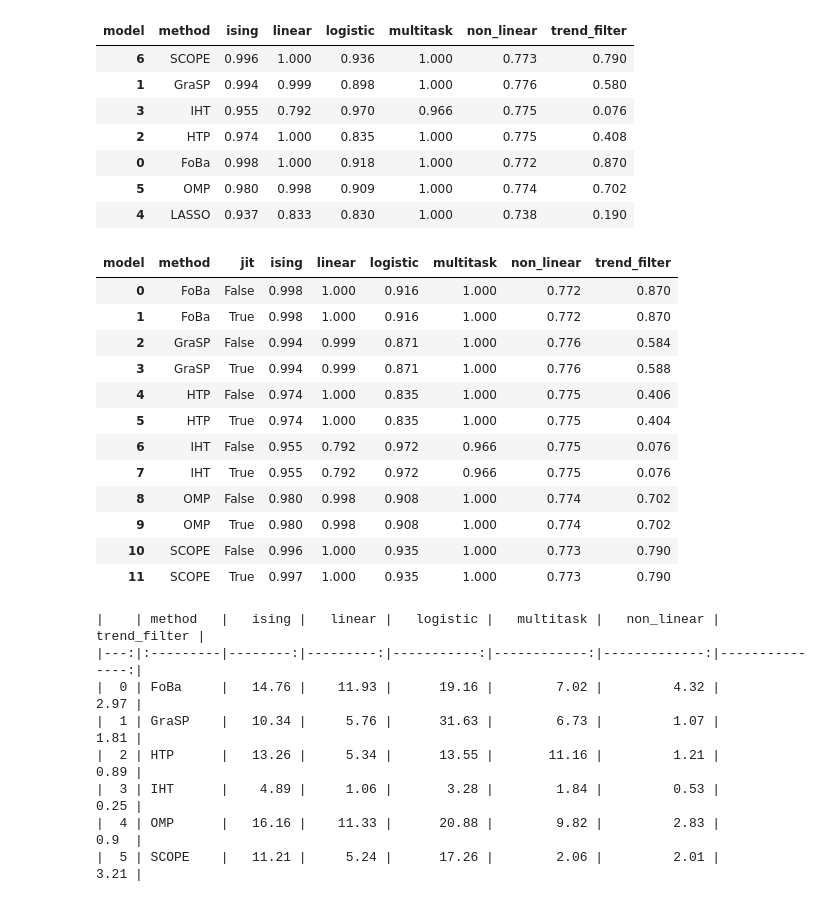
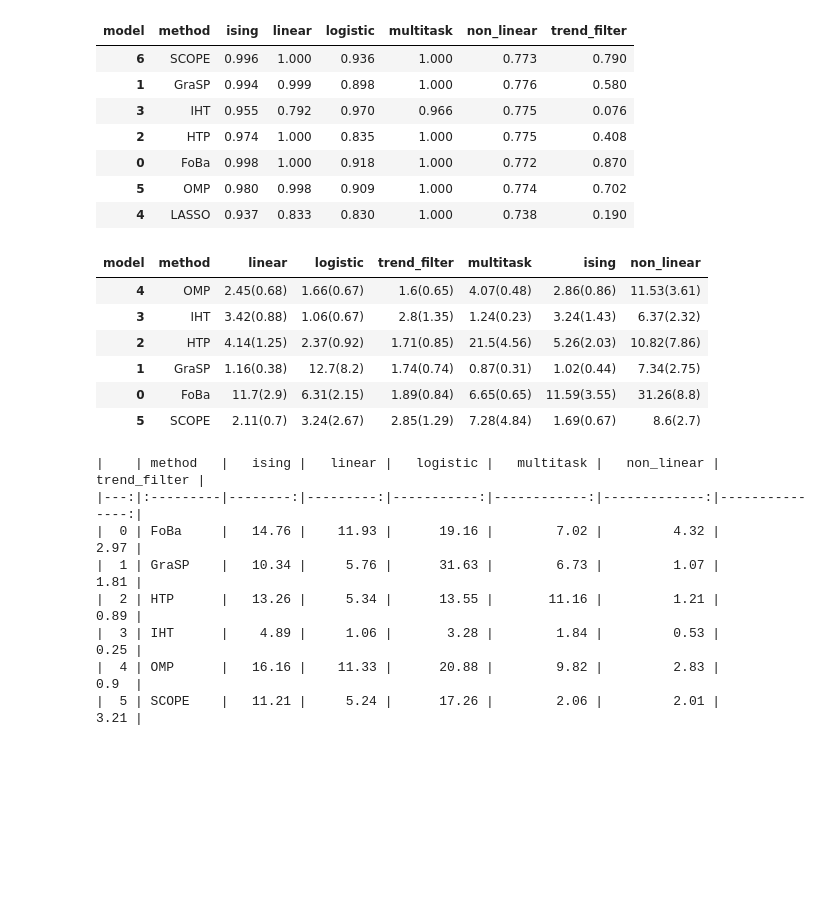
Before and after one commit to bbayukari/splicing-universal-experiment, a Jupyter notebook: skscope_result_new/plot.ipynb, the cells around one changed output. Cells and saved outputs as stored; diff of their text form; code cells hidden in the pictures; blank space fills up the shorter version.

```diff
--- a/skscope_result_new/plot.ipynb
+++ b/skscope_result_new/plot.ipynb
@@ -56,23 +56,19 @@ df.groupby(['method', 'model'])['accuracy'].mean().round(3).unstack().reset_inde
 | 0 | FoBa | 0.998 | 1.000 | 0.918 | 1.000 | 0.772 | 0.870 |
 | 5 | OMP | 0.980 | 0.998 | 0.909 | 1.000 | 0.774 | 0.702 |
 | 4 | LASSO | 0.937 | 0.833 | 0.830 | 1.000 | 0.738 | 0.190 |
-# %%
-df = pd.read_csv("skscope_experiment_jit.csv")
-df.groupby(['method', 'jit', 'model'])['accuracy'].mean().round(3).unstack().reset_index()
-# %% [output]
-| model | method | jit | ising | linear | logistic | multitask | non_linear | trend_filter |
-| 0 | FoBa | False | 0.998 | 1.000 | 0.916 | 1.000 | 0.772 | 0.870 |
-| 1 | FoBa | True | 0.998 | 1.000 | 0.916 | 1.000 | 0.772 | 0.870 |
-| 2 | GraSP | False | 0.994 | 0.999 | 0.871 | 1.000 | 0.776 | 0.584 |
-| 3 | GraSP | True | 0.994 | 0.999 | 0.871 | 1.000 | 0.776 | 0.588 |
-| 4 | HTP | False | 0.974 | 1.000 | 0.835 | 1.000 | 0.775 | 0.406 |
-| 5 | HTP | True | 0.974 | 1.000 | 0.835 | 1.000 | 0.775 | 0.404 |
-| 6 | IHT | False | 0.955 | 0.792 | 0.972 | 0.966 | 0.775 | 0.076 |
-| 7 | IHT | True | 0.955 | 0.792 | 0.972 | 0.966 | 0.775 | 0.076 |
-| 8 | OMP | False | 0.980 | 0.998 | 0.908 | 1.000 | 0.774 | 0.702 |
-| 9 | OMP | True | 0.980 | 0.998 | 0.908 | 1.000 | 0.774 | 0.702 |
-| 10 | SCOPE | False | 0.996 | 1.000 | 0.935 | 1.000 | 0.773 | 0.790 |
-| 11 | SCOPE | True | 0.997 | 1.000 | 0.935 | 1.000 | 0.773 | 0.790 |
+# %%
+df = pd.read_csv("skscope_experiment_jit.csv")
+df[df.jit == True].groupby(['method', 'model'])['time'].apply(
+    lambda x: str(x.mean().round(2)) + "(" + str(x.std().round(2)) + ")"
+).unstack().reset_index().iloc[[4,3,2,1,0,5], [0,2,3,6,4,1,5]]
+# %% [output]
+| model | method | linear | logistic | trend_filter | multitask | ising | non_linear |
+| 4 | OMP | 2.45(0.68) | 1.66(0.67) | 1.6(0.65) | 4.07(0.48) | 2.86(0.86) | 11.53(3.61) |
+| 3 | IHT | 3.42(0.88) | 1.06(0.67) | 2.8(1.35) | 1.24(0.23) | 3.24(1.43) | 6.37(2.32) |
+| 2 | HTP | 4.14(1.25) | 2.37(0.92) | 1.71(0.85) | 21.5(4.56) | 5.26(2.03) | 10.82(7.86) |
+| 1 | GraSP | 1.16(0.38) | 12.7(8.2) | 1.74(0.74) | 0.87(0.31) | 1.02(0.44) | 7.34(2.75) |
+| 0 | FoBa | 11.7(2.9) | 6.31(2.15) | 1.89(0.84) | 6.65(0.65) | 11.59(3.55) | 31.26(8.8) |
+| 5 | SCOPE | 2.11(0.7) | 3.24(2.67) | 2.85(1.29) | 7.28(4.84) | 1.69(0.67) | 8.6(2.7) |
 # %%
 df = pd.read_csv("skscope_experiment_jit.csv")
 
```
Also changed, not shown: 2 other files.
